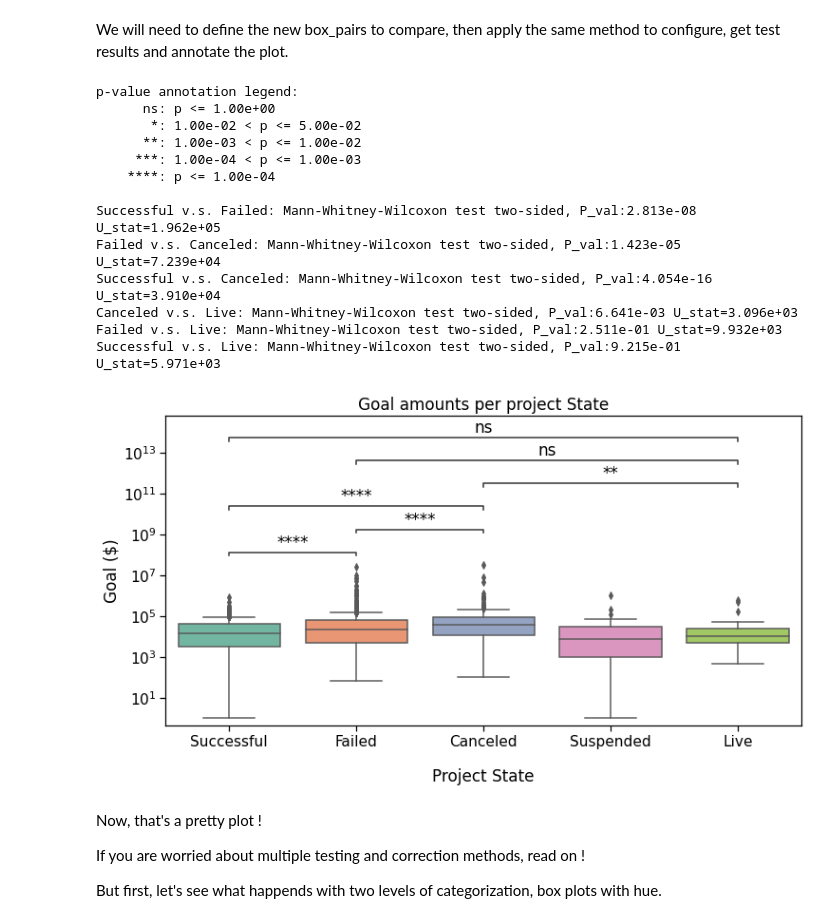
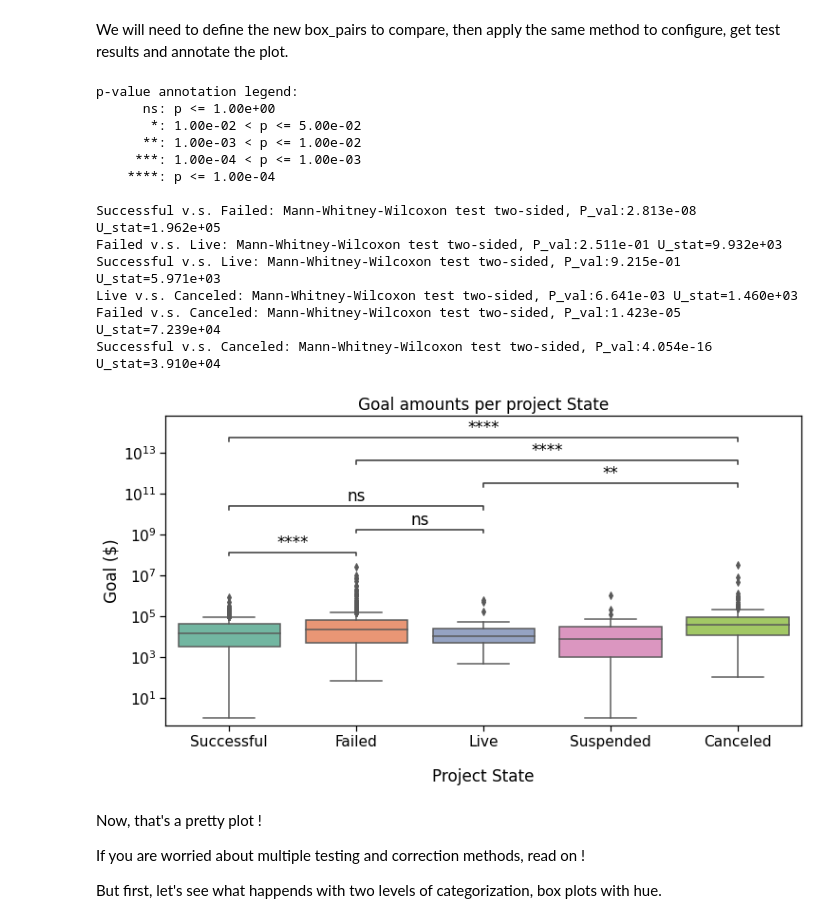
Before and after one commit to trevismd/statannotations-tutorials, a Jupyter notebook: Tutorial_1/Statannotations-Tutorial-1.ipynb, the cells around one changed output. Drawn from its saved outputs; the diff is of its cells as text; code cells hidden in the pictures.

```diff
--- a/Tutorial_1/Statannotations-Tutorial-1.ipynb
+++ b/Tutorial_1/Statannotations-Tutorial-1.ipynb
@@ -63,7 +63,7 @@ For this tutorial, I found the kickstarter dataset
 "Data for 375,000+ Kickstarter projects from 2009-2017" found on https://www.mavenanalytics.io/data-playground,
 including 374,853 campaigns. Let's have a quick peak:
 # %%
-dataset = pd.read_csv('kickstarter_projects.csv')
+dataset = pd.read_csv('../kickstarter_projects.csv')
 dataset.head()
 # %% [output]
 |  | ID | Name | Category | Subcategory | Country | Launched | Deadline | Goal | Pledged | Backers | ... |
@@ -191,7 +191,8 @@ with sns.plotting_context("notebook", font_scale = 1.4):
     ax = get_log_ax()
 
     # Plot with seaborn
-    sns.boxplot(ax=ax, data=rfs, x='State', y='Goal', palette=state_palette)
+    sns.boxplot(ax=ax, data=rfs, x='State', y='Goal', palette=state_palette,
+                order=states_order)
 
     label_plot_for_state(ax)
     plt.savefig("./plot2.png", bbox_inches='tight')
@@ -376,10 +377,11 @@ with sns.plotting_context('notebook', font_scale = 1.4):
 
     # Add annotations
     annotator = Annotator(ax, box_pairs, **plotting_parameters)
-    annotator.set_custom_annotations(pvalues)
+    annotator.set_custom_annotations([f"p={p:.2e}" for p in pvalues])
     annotator.annotate()
 
     # Label and show
     label_plot_for_subcat(ax)
+    plt.savefig("./plot1A.png", bbox_inches='tight')
     plt.show()
 # %% [output]
@@ -584,38 +586,40 @@ state_plot_params = {
     'data': rfs,
     'x': 'State',
     'y': 'Goal',
+    'order': states_order,
     'palette': state_palette
 }
 
 with sns.plotting_context('notebook', font_scale = 1.4):
     # Create new plot
     ax = get_log_ax()
 
     # Plot with seaborn
     sns.boxplot(ax=ax, **state_plot_params)
 
     # Add annotations
     annotator = Annotator(ax, box_pairs, **state_plot_params)
     annotator.configure(test='Mann-Whitney').apply_and_annotate()
 
     # Label and show
     label_plot_for_state(ax)
+    plt.savefig("./plot2C.png", bbox_inches="tight")
     plt.show()
 # %% [output]
 p-value annotation legend:
       ns: p <= 1.00e+00
        *: 1.00e-02 < p <= 5.00e-02
       **: 1.00e-03 < p <= 1.00e-02
      ***: 1.00e-04 < p <= 1.00e-03
     ****: p <= 1.00e-04
 
 Successful v.s. Failed: Mann-Whitney-Wilcoxon test two-sided, P_val:2.813e-08 U_stat=1.962e+05
+Failed v.s. Live: Mann-Whitney-Wilcoxon test two-sided, P_val:2.511e-01 U_stat=9.932e+03
+Successful v.s. Live: Mann-Whitney-Wilcoxon test two-sided, P_val:9.215e-01 U_stat=5.971e+03
+Live v.s. Canceled: Mann-Whitney-Wilcoxon test two-sided, P_val:6.641e-03 U_stat=1.460e+03
 Failed v.s. Canceled: Mann-Whitney-Wilcoxon test two-sided, P_val:1.423e-05 U_stat=7.239e+04
 Successful v.s. Canceled: Mann-Whitney-Wilcoxon test two-sided, P_val:4.054e-16 U_stat=3.910e+04
-Canceled v.s. Live: Mann-Whitney-Wilcoxon test two-sided, P_val:6.641e-03 U_stat=3.096e+03
-Failed v.s. Live: Mann-Whitney-Wilcoxon test two-sided, P_val:2.511e-01 U_stat=9.932e+03
-Successful v.s. Live: Mann-Whitney-Wilcoxon test two-sided, P_val:9.215e-01 U_stat=5.971e+03
-[figure, old version]
+[figure, new version]
 # %% [markdown]
 Now, that's a pretty plot !
 
```
Also changed, not shown: parts of 3 cells of this notebook, 3 other files.
